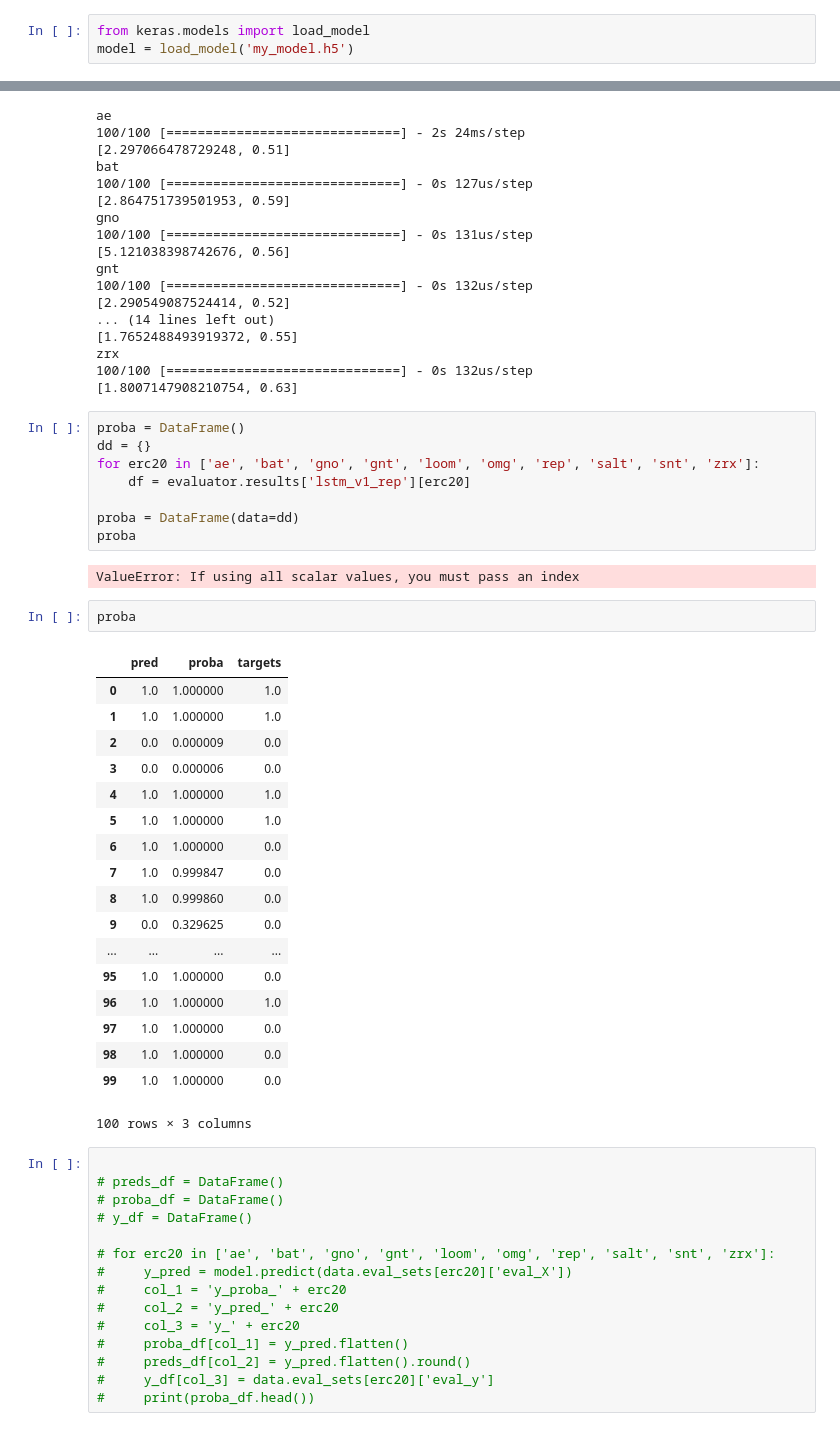
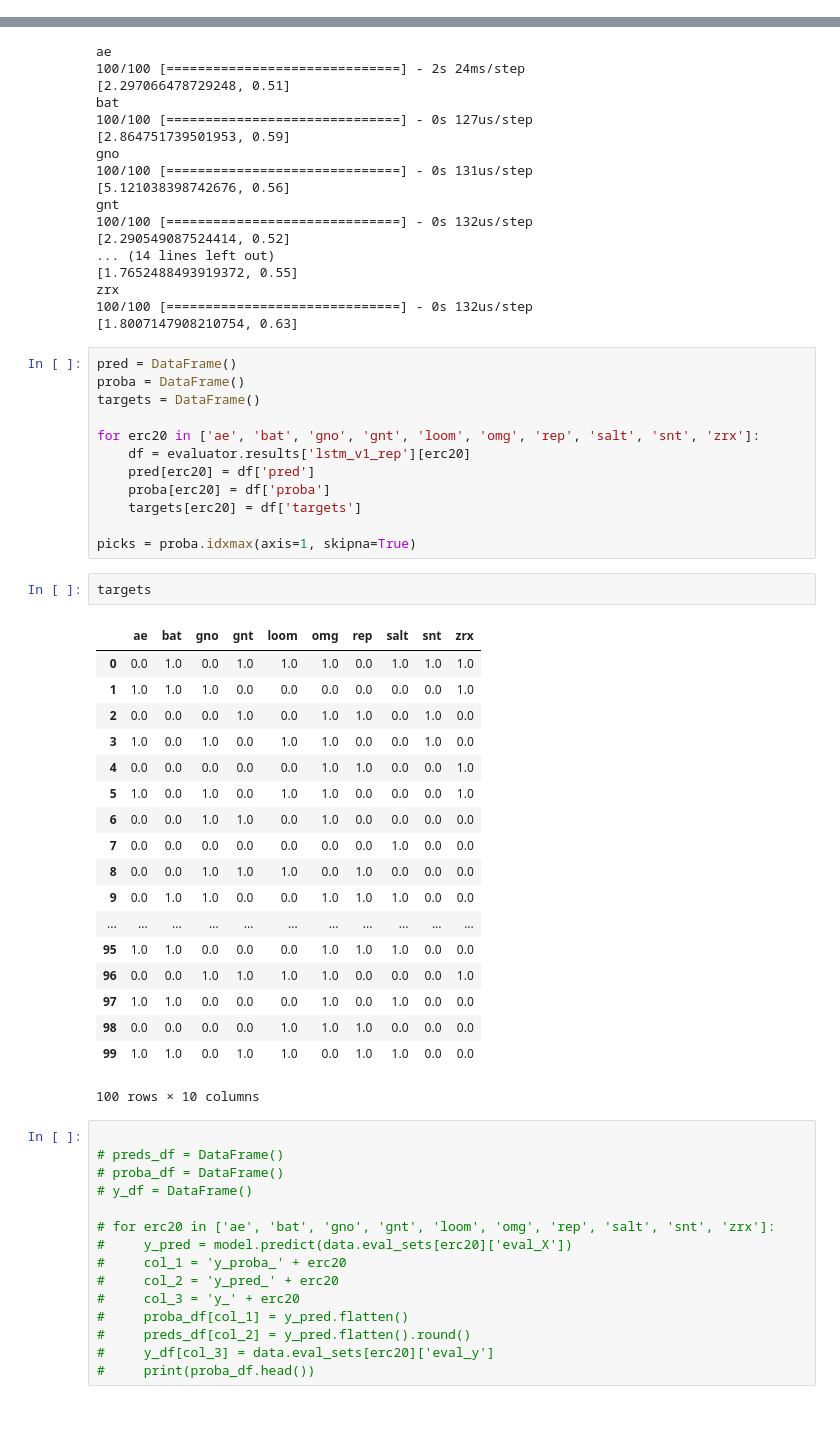
Before and after one commit to ed-creator/cryptoml, a Jupyter notebook: evaluator.ipynb, the cells around one changed output, grey strips where cells are left out. Cells and saved outputs as stored; diff of their text form.

```diff
--- a/evaluator.ipynb
+++ b/evaluator.ipynb
@@ -8,6 +10,3 @@ from pandas import DataFrame, concat
-# %%
-from keras.models import load_model
-model = load_model('my_model.h5')
 # %%
 #a class to evaluate the various outcomes
 class Evaluator():
@@ -88,36 +87,38 @@ zrx
 100/100 [==============================] - 0s 132us/step
 [1.8007147908210754, 0.63]
 # %%
+pred = DataFrame()
 proba = DataFrame()
-dd = {}
+targets = DataFrame()
+
 for erc20 in ['ae', 'bat', 'gno', 'gnt', 'loom', 'omg', 'rep', 'salt', 'snt', 'zrx']:
     df = evaluator.results['lstm_v1_rep'][erc20]
+    pred[erc20] = df['pred']
+    proba[erc20] = df['proba']
+    targets[erc20] = df['targets']
 
-proba = DataFrame(data=dd)
-proba
+picks = proba.idxmax(axis=1, skipna=True)
-# %% [output]
-ValueError: If using all scalar values, you must pass an index
-# %%
-proba
-# %% [output]
-|  | pred | proba | targets |
-| 0 | 1.0 | 1.000000 | 1.0 |
-| 1 | 1.0 | 1.000000 | 1.0 |
-| 2 | 0.0 | 0.000009 | 0.0 |
-| 3 | 0.0 | 0.000006 | 0.0 |
-| 4 | 1.0 | 1.000000 | 1.0 |
-| 5 | 1.0 | 1.000000 | 1.0 |
-| 6 | 1.0 | 1.000000 | 0.0 |
-| 7 | 1.0 | 0.999847 | 0.0 |
-| 8 | 1.0 | 0.999860 | 0.0 |
-| 9 | 0.0 | 0.329625 | 0.0 |
-| ... | ... | ... | ... |
-| 95 | 1.0 | 1.000000 | 0.0 |
-| 96 | 1.0 | 1.000000 | 1.0 |
-| 97 | 1.0 | 1.000000 | 0.0 |
-| 98 | 1.0 | 1.000000 | 0.0 |
-| 99 | 1.0 | 1.000000 | 0.0 |
-100 rows × 3 columns
+# %%
+targets
+# %% [output]
+|  | ae | bat | gno | gnt | loom | omg | rep | salt | snt | zrx |
+| 0 | 0.0 | 1.0 | 0.0 | 1.0 | 1.0 | 1.0 | 0.0 | 1.0 | 1.0 | 1.0 |
+| 1 | 1.0 | 1.0 | 1.0 | 0.0 | 0.0 | 0.0 | 0.0 | 0.0 | 0.0 | 1.0 |
+| 2 | 0.0 | 0.0 | 0.0 | 1.0 | 0.0 | 1.0 | 1.0 | 0.0 | 1.0 | 0.0 |
+| 3 | 1.0 | 0.0 | 1.0 | 0.0 | 1.0 | 1.0 | 0.0 | 0.0 | 1.0 | 0.0 |
+| 4 | 0.0 | 0.0 | 0.0 | 0.0 | 0.0 | 1.0 | 1.0 | 0.0 | 0.0 | 1.0 |
+| 5 | 1.0 | 0.0 | 1.0 | 0.0 | 1.0 | 1.0 | 0.0 | 0.0 | 0.0 | 1.0 |
+| 6 | 0.0 | 0.0 | 1.0 | 1.0 | 0.0 | 1.0 | 0.0 | 0.0 | 0.0 | 0.0 |
+| 7 | 0.0 | 0.0 | 0.0 | 0.0 | 0.0 | 0.0 | 0.0 | 1.0 | 0.0 | 0.0 |
+| 8 | 0.0 | 0.0 | 1.0 | 1.0 | 1.0 | 0.0 | 1.0 | 0.0 | 0.0 | 0.0 |
+| 9 | 0.0 | 1.0 | 1.0 | 0.0 | 0.0 | 1.0 | 1.0 | 1.0 | 0.0 | 0.0 |
+| ... | ... | ... | ... | ... | ... | ... | ... | ... | ... | ... |
+| 95 | 1.0 | 1.0 | 0.0 | 0.0 | 0.0 | 1.0 | 1.0 | 1.0 | 0.0 | 0.0 |
+| 96 | 0.0 | 0.0 | 1.0 | 1.0 | 1.0 | 1.0 | 0.0 | 0.0 | 0.0 | 1.0 |
+| 97 | 1.0 | 1.0 | 0.0 | 0.0 | 0.0 | 1.0 | 0.0 | 1.0 | 0.0 | 0.0 |
+| 98 | 0.0 | 0.0 | 0.0 | 0.0 | 1.0 | 1.0 | 1.0 | 0.0 | 0.0 | 0.0 |
+| 99 | 1.0 | 1.0 | 0.0 | 1.0 | 1.0 | 0.0 | 1.0 | 1.0 | 0.0 | 0.0 |
+100 rows × 10 columns
 # %%
 
 # preds_df = DataFrame()
```
Also changed, not shown: parts of 1 cell of this notebook, 12 other files.
